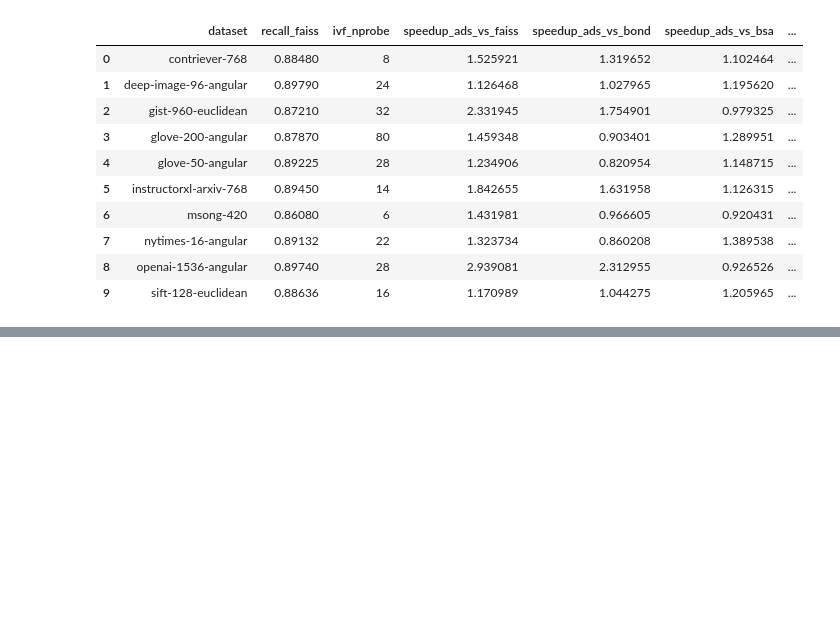
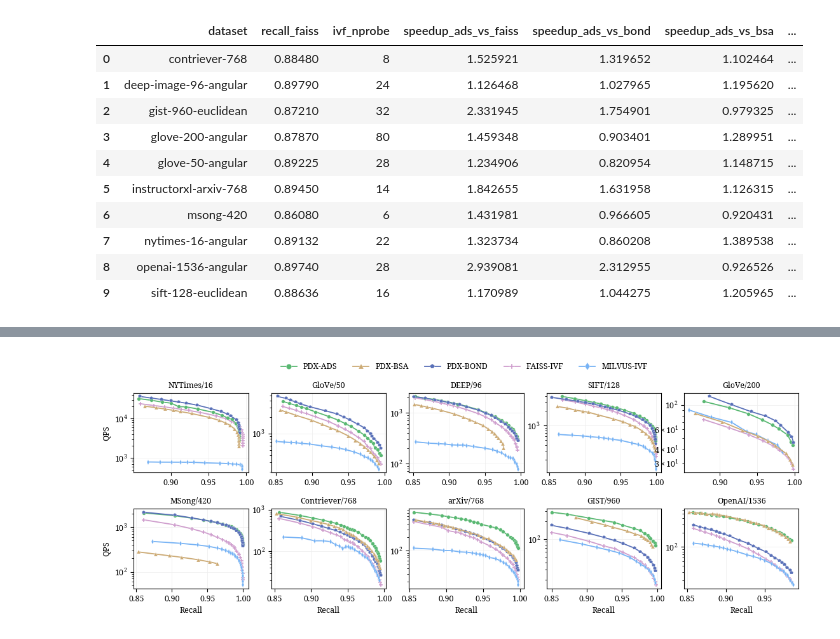
Before and after one commit to cwida/PDX, a Jupyter notebook: benchmarks/results/publication_notebooks/pdx_bond.ipynb, the cells around one changed output, grey strips where cells are left out. Drawn from its saved outputs; the diff is of its cells as text; code cells hidden in the pictures; blank space fills up the shorter version.

```diff
--- a/benchmarks/results/publication_notebooks/pdx_bond.ipynb
+++ b/benchmarks/results/publication_notebooks/pdx_bond.ipynb
@@ -247,0 +250,91 @@ Average Speedup of BOND against BSA: 1.019685374489403
+# %%
+import seaborn as sns
+from matplotlib.ticker import ScalarFormatter
+from matplotlib.ticker import LogFormatter, FormatStrFormatter
+
+colors = {
+            'FAISS-IVF': '#cf9dcd',
+            'MILVUS-IVF': '#77b3f5',
+            'PDX-ADS': '#59b872',
+            'PDX-BSA': '#ccaa74',
+            'PDX-BOND': '#5970B8',
+        }
+
+dashes = {
+            'FAISS-IVF': '',
+            'MILVUS-IVF': '',
+            'PDX-ADS': '',
+            'PDX-BSA': '',
+            'PDX-BOND': '',
+}
+
+order = list(range(len(df['Algorithm'].unique()))) # [1,2,0,3,4]
+
+font = {'size': 9}
+matplotlib.rc('font', **font)
+
+fig, (
+    (ax1, ax2, ax3, ax4, ax5),
+    (ax9, ax10, ax11, ax12, ax13),
+) = plt.subplots(2, 5)
+fig.set_size_inches(13.5, 4.0)
+plots = [ax1, ax2, ax3, ax4, ax5, ax9, ax10, ax11, ax12, ax13]
+
+plt.subplots_adjust(hspace=0.45, wspace=0.20)
+
+markers = ['P', 'd', 'o', 'p', '^']
+
+order = [2, 4, 3, 0, 1]
+
+for i, dataset in enumerate(list(DATASETS_MAPPING.keys())[:]):
+    ax = plots[i]
+    dataset_name = DATASETS_MAPPING[dataset]
+    to_plot = df[df['Dataset'] == dataset]
+
+    sns.lineplot(
+        data=to_plot,
+        x="Recall",
+        y="QPS",
+        hue="Algorithm",
+        markers=markers,
+        dashes=dashes,
+        palette=colors,
+        style='Algorithm',
+        linewidth=1.3,
+        markeredgewidth=0.2,
+        markersize=4,
+        ax=ax,
+    )
+
+    ax.xaxis.grid(linewidth=0.5, color='#ededed')
+    ax.yaxis.grid(linewidth=0.5, color='#ededed')
+    ax.set_axisbelow(True)
+
+    if (i == 0):
+        handles, labels = ax.get_legend_handles_labels()
+        ax.legend(
+            [handles[idx] for idx in order],[labels[idx] for idx in order],
+            loc="upper left",
+            prop={'size': 9},
+            ncols=len(order),
+            frameon=False,
+            bbox_to_anchor=(1.22, 1.47),
+            markerscale=1.5
+        )
+
+    ax.set_title(dataset_name, fontsize=9)
+    ax.set_xlabel(f'Recall', fontsize=9)
+    ax.set_ylabel('QPS', fontsize=9)
+
+    if (i != 0):
+        ax.legend().remove()
+    if (i != 0 and i != 5):
+        ax.set_ylabel('')
+    if (i < 5):
+        ax.set_xlabel('')
+    if dataset_name not in ['STL/9216', 'Trevi/4096', 'HAR/561', 'F-MNIST/784']:
+        ax.set_yscale('log')
+
+plt.savefig(f'../figures/PDX_BOND_{arch}_cr.png', format='png', dpi=600, bbox_inches='tight')
+# %% [output]
+[figure, added]
```
Also changed, not shown: parts of 1 cell of this notebook, 50 other files.
